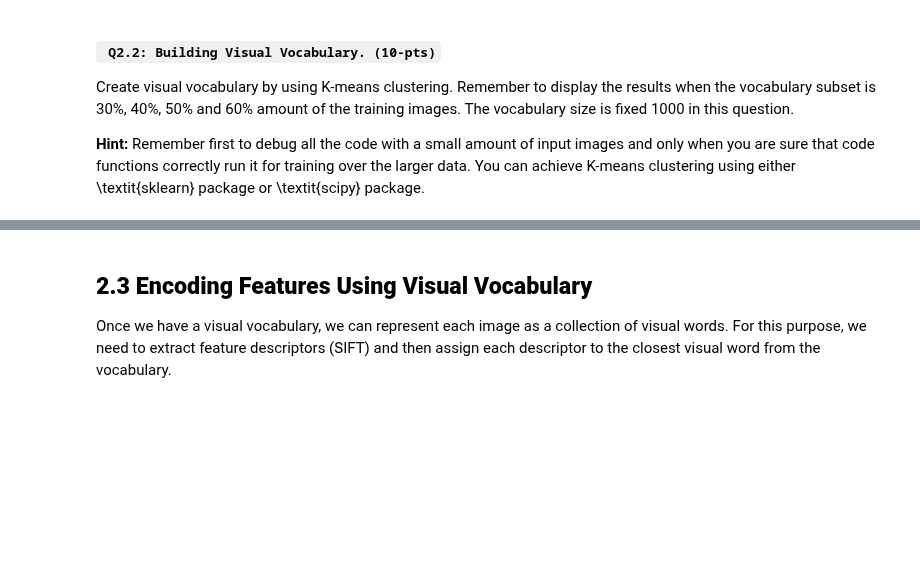
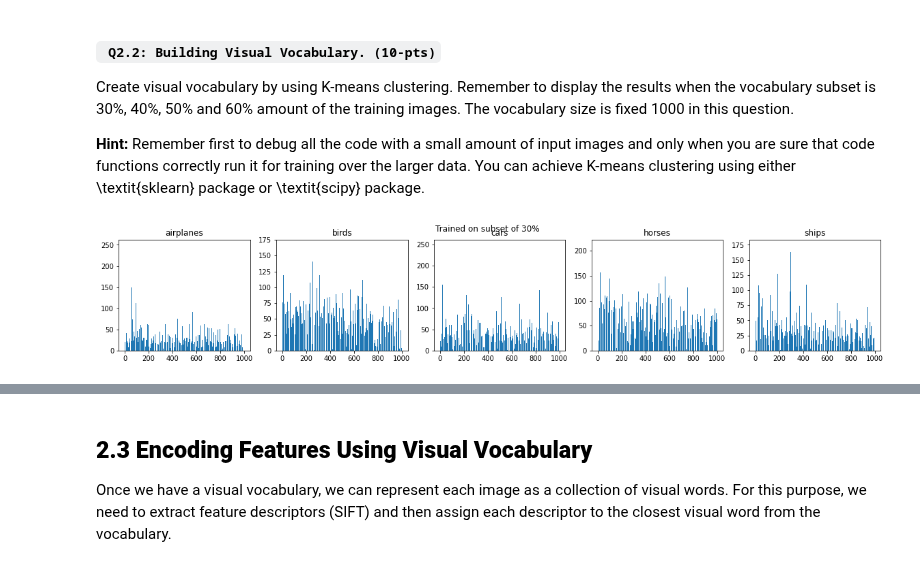
Before and after one commit to joangog/computer-vision-1, a Jupyter notebook: Final_Lab_Part_1/FinalLab_part1.ipynb, the cells around one changed output, grey strips where cells are left out. Saved outputs shown, nothing was run; the diff lists cells and outputs as text; code cells hidden in the pictures; blank space fills up the shorter version.

```diff
--- a/Final_Lab_Part_1/FinalLab_part1.ipynb
+++ b/Final_Lab_Part_1/FinalLab_part1.ipynb
@@ -174,34 +185,38 @@ def Visual_Vocab_DEMO():
 
         # I do it like this because np.append does not work otherwhise
         # (turning a regular list into an array also does not work?)
         train_features = Keypoints_SIFT(subset[0])[1]
         for img in subset[1:]:
             _, des = Keypoints_SIFT(img)
             train_features = np.append(train_features, des, axis = 0)
 
         # lowering max iterations should speed it up (it still takes long)
         kmeans = MiniBatchKMeans(K, init_size = K*3, max_iter=8)
         kmeans.fit(train_features)
         visual_words = kmeans.cluster_centers_
 
 
         cc = 0
         fig, axs = plt.subplots(1, 5, figsize = (20, 3))
         for label, images in validate.items():
             img_features = Keypoints_SIFT(images[0])[1]
             for img in images[1:]:
                 _, des = Keypoints_SIFT(img)
+                if des is None:
+                    continue
                 img_features = np.append(img_features, np.array(des), axis = 0)
             # extract feature descriptors (SIFT) and then assign each descriptor to the closest visual
             # word from the vocabulary to get feature histogram.
-            d = collections.Counter(kmeans.predict(np.vstack(img_features)))
+            d = collections.Counter(kmeans.predict(img_features))
             axs[cc].bar(d.keys(), d.values())
             axs[cc].set_title(label)
             cc += 1
         plt.suptitle('Trained on subset of {}%'.format(percentage))
         plt.show()
 
 Visual_Vocab_DEMO()
+# %% [output]
+[figure, added]
 # %%
 # TRASH HEAP
 # features, descriptors = Keypoints_SIFT(subset[0])
```
Also changed, not shown: parts of 3 cells of this notebook.
